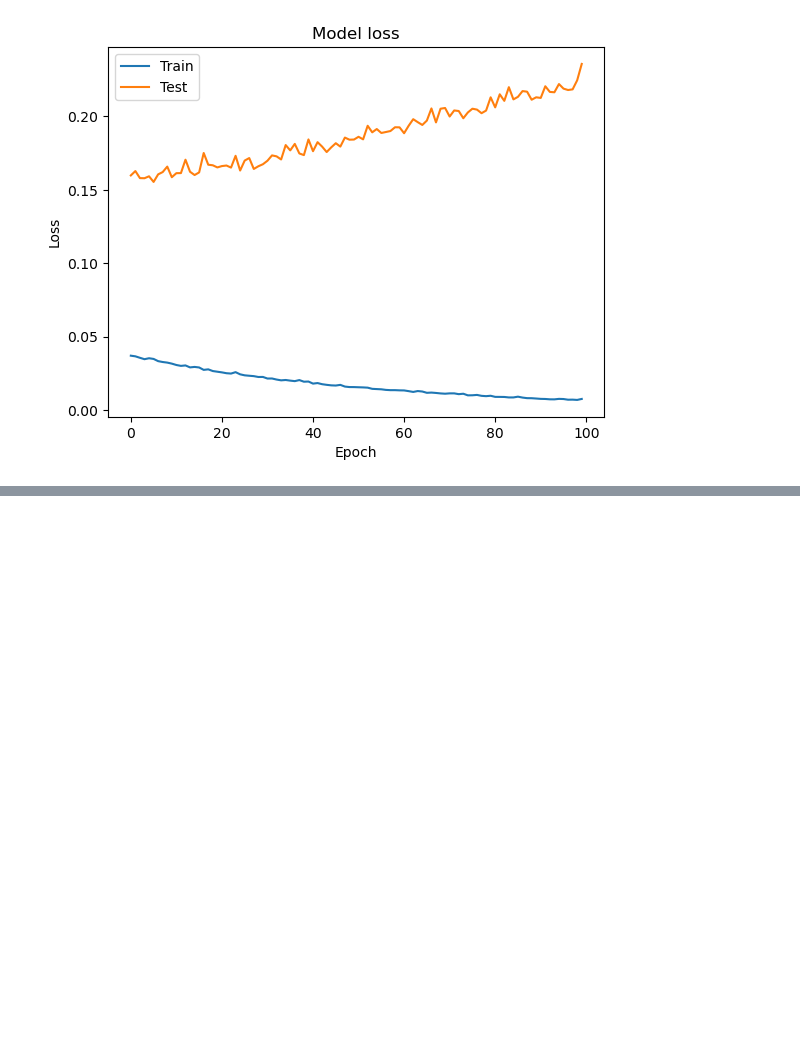
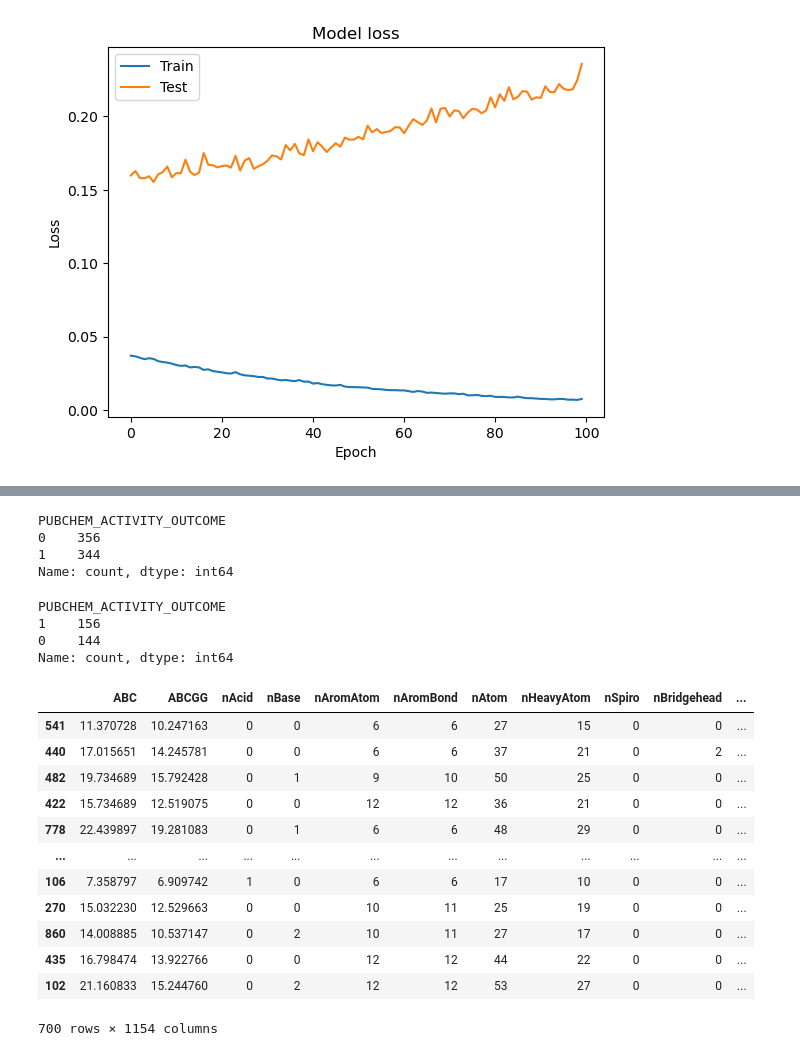
Before and after one commit to SharkyStacky/Learning-ML-Python, a Jupyter notebook: first_steps/1-first_NN.ipynb, the cells around one changed output, grey strips where cells are left out. Saved outputs shown, nothing was run; the diff lists cells and outputs as text; code cells hidden in the pictures; blank space fills up the shorter version.

```diff
--- a/first_steps/1-first_NN.ipynb
+++ b/first_steps/1-first_NN.ipynb
@@ -155,3 +155,5 @@ plt.legend(['Train', 'Test'], loc='upper left')
 plt.show()
 # %% [output]
 [figure]
+# %%
+data = pd.read_csv('../data/table_1.csv', sep = ';')
@@ -157,0 +176,2 @@ plt.show()
+# %%
+data['PUBCHEM_ACTIVITY_OUTCOME'] = data['PUBCHEM_ACTIVITY_OUTCOME'].replace({'Active': 1, 'Inactive':0})
@@ -157,0 +259,4 @@ plt.show()
+# %%
+shuffled_df = data.sample(frac=1, random_state=42).reset_index(drop=True)
+# %%
+train, test = train_test_split(shuffled_df, test_size=0.3, random_state=42)
@@ -157,0 +295,14 @@ plt.show()
+# %%
+train.PUBCHEM_ACTIVITY_OUTCOME.value_counts()
+# %% [output]
+PUBCHEM_ACTIVITY_OUTCOME
+0    356
+1    344
+Name: count, dtype: int64
+# %%
+test.PUBCHEM_ACTIVITY_OUTCOME.value_counts()
+# %% [output]
+PUBCHEM_ACTIVITY_OUTCOME
+1    156
+0    144
+Name: count, dtype: int64
@@ -157,0 +331,17 @@ plt.show()
+# %%
+train_x = train.iloc[:,7:].select_dtypes(include=[float, int])
+train_x
+# %% [output]
+|  | ABC | ABCGG | nAcid | nBase | nAromAtom | nAromBond | nAtom | nHeavyAtom | nSpiro | nBridgehead | ... |
+| 541 | 11.370728 | 10.247163 | 0 | 0 | 6 | 6 | 27 | 15 | 0 | 0 | ... |
+| 440 | 17.015651 | 14.245781 | 0 | 0 | 6 | 6 | 37 | 21 | 0 | 2 | ... |
+| 482 | 19.734689 | 15.792428 | 0 | 1 | 9 | 10 | 50 | 25 | 0 | 0 | ... |
+| 422 | 15.734689 | 12.519075 | 0 | 0 | 12 | 12 | 36 | 21 | 0 | 0 | ... |
+| 778 | 22.439897 | 19.281083 | 0 | 1 | 6 | 6 | 48 | 29 | 0 | 0 | ... |
+| ... | ... | ... | ... | ... | ... | ... | ... | ... | ... | ... | ... |
+| 106 | 7.358797 | 6.909742 | 1 | 0 | 6 | 6 | 17 | 10 | 0 | 0 | ... |
+| 270 | 15.032230 | 12.529663 | 0 | 0 | 10 | 11 | 25 | 19 | 0 | 0 | ... |
+| 860 | 14.008885 | 10.537147 | 0 | 2 | 10 | 11 | 27 | 17 | 0 | 0 | ... |
+| 435 | 16.798474 | 13.922766 | 0 | 0 | 12 | 12 | 44 | 22 | 0 | 0 | ... |
+| 102 | 21.160833 | 15.244760 | 0 | 2 | 12 | 12 | 53 | 27 | 0 | 0 | ... |
+700 rows × 1154 columns
```
Also changed, not shown: parts of 21 cells of this notebook.
